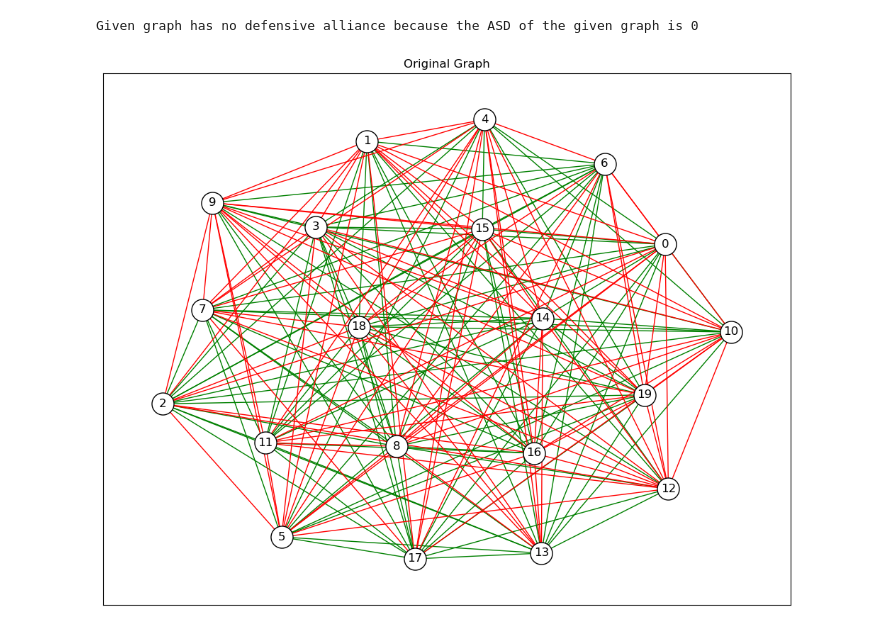
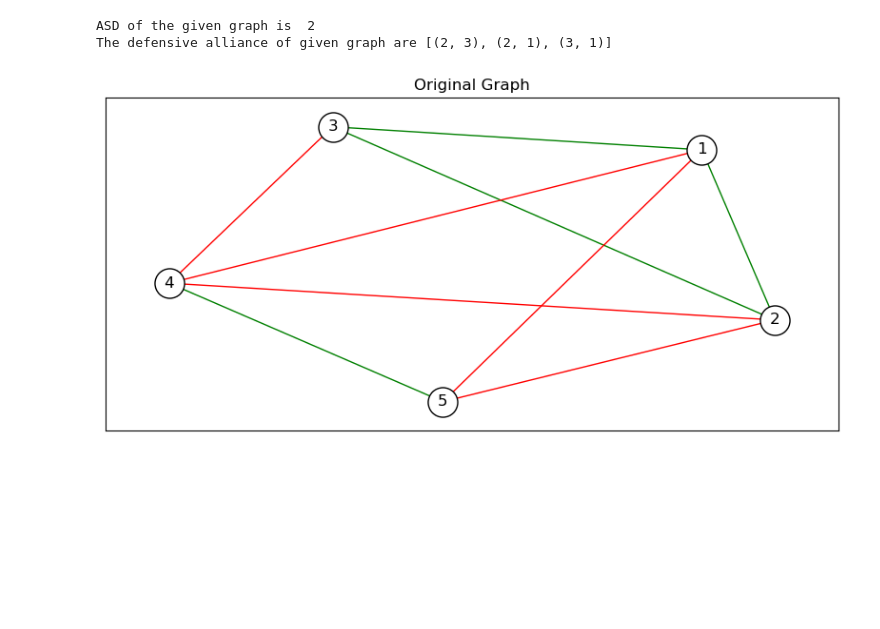
Before and after one commit to vinothvk99/Defensive-Alliance-with-Signed-Graph, a Jupyter notebook: Meeting_2/SDA_weakly_signed_complete_graph.ipynb, the cells around one changed output. Drawn from its saved outputs; the diff is of its cells as text; code cells hidden in the pictures; blank space fills up the shorter version.

```diff
--- a/Meeting_2/SDA_weakly_signed_complete_graph.ipynb
+++ b/Meeting_2/SDA_weakly_signed_complete_graph.ipynb
@@ -70,7 +70,7 @@ def visualize_signed_graph(G):
     positive_edges = [(u, v) for u, v, sign in G.edges(data="sign") if sign == 1]
     negative_edges = [(u, v) for u, v, sign in G.edges(data="sign") if sign == -1]
 
-    plt.figure(figsize=(10,8))
+    plt.figure(figsize=(8,4))
 
     nx.draw_networkx_nodes(G, pos, nodelist = list(G.nodes()), node_color="white", node_size=500, edgecolors='black', linewidths=1.0)
     nx.draw_networkx_edges(G, pos, edgelist=positive_edges, edge_color='green')
@@ -227,30 +233,31 @@ def check_smallest_defensive_alliance(G, graph_dict):
 # %%
 #### Finding smallest defensive alliance in weakly signed complete graph ######
 
 
 #### ------- ###### : (This is to generate random graph and caluculating ASD)
 # num_nodes = 100
 # avg_degree = 4
 # G = erdos_renyi_signed_graph(num_nodes, avg_degree)
 
 
-# Generate a random complete signed graph using Erdős-Rényi model
-# Parameters
-num_nodes = 20  # Number of nodes
-edge_probability = 0.15  # Probability of edge existence between nodes
-G = generate_weakly_complete_signed_graph(num_nodes, edge_probability)
-graph_dict = convert_graph_to_dict(G)
-check_smallest_defensive_alliance(G,graph_dict)
-visualize_signed_graph(G)
+# # Generate a random complete signed graph using Erdős-Rényi model
+# # Parameters
+# num_nodes = 5  # Number of nodes
+# edge_probability = 0.2  # Probability of edge existence between nodes
+# G = generate_weakly_complete_signed_graph(num_nodes, edge_probability)
+# graph_dict = convert_graph_to_dict(G)
+# check_smallest_defensive_alliance(G,graph_dict)
+# visualize_signed_graph(G)
 
 
 #### ------- ###### : (This is for reading file, creating graph and caluculating ASD)
-# file_path = r"/Users/mac/Desktop/Desktop/RCS_Signed_Graph/Meeting_2/graph_check/ads_graph_check5.txt"
-# # read graph and convert it into dictionary
-# graph_dict = read_signed_graph_from_file(file_path)
-# G = preparing_graph_to_visualize(file_path)
-# check_smallest_defensive_alliance(G,graph_dict)
-# visualize_signed_graph(G)
+file_path = r"/Users/mac/Desktop/Desktop/RCS_Signed_Graph/Meeting_2/graph_check/ads_graph_check7.txt"
+# read graph and convert it into dictionary
+graph_dict = read_signed_graph_from_file(file_path)
+G = preparing_graph_to_visualize(file_path)
+check_smallest_defensive_alliance(G,graph_dict)
+visualize_signed_graph(G)
 # %% [output]
-Given graph has no defensive alliance because the ASD of the given graph is 0
+ASD of the given graph is  2
+The defensive alliance of given graph are [(2, 3), (2, 1), (3, 1)]
-[figure, old version]
+[figure, new version]
```
Also changed, not shown: parts of 1 cell of this notebook, 3 other files.
